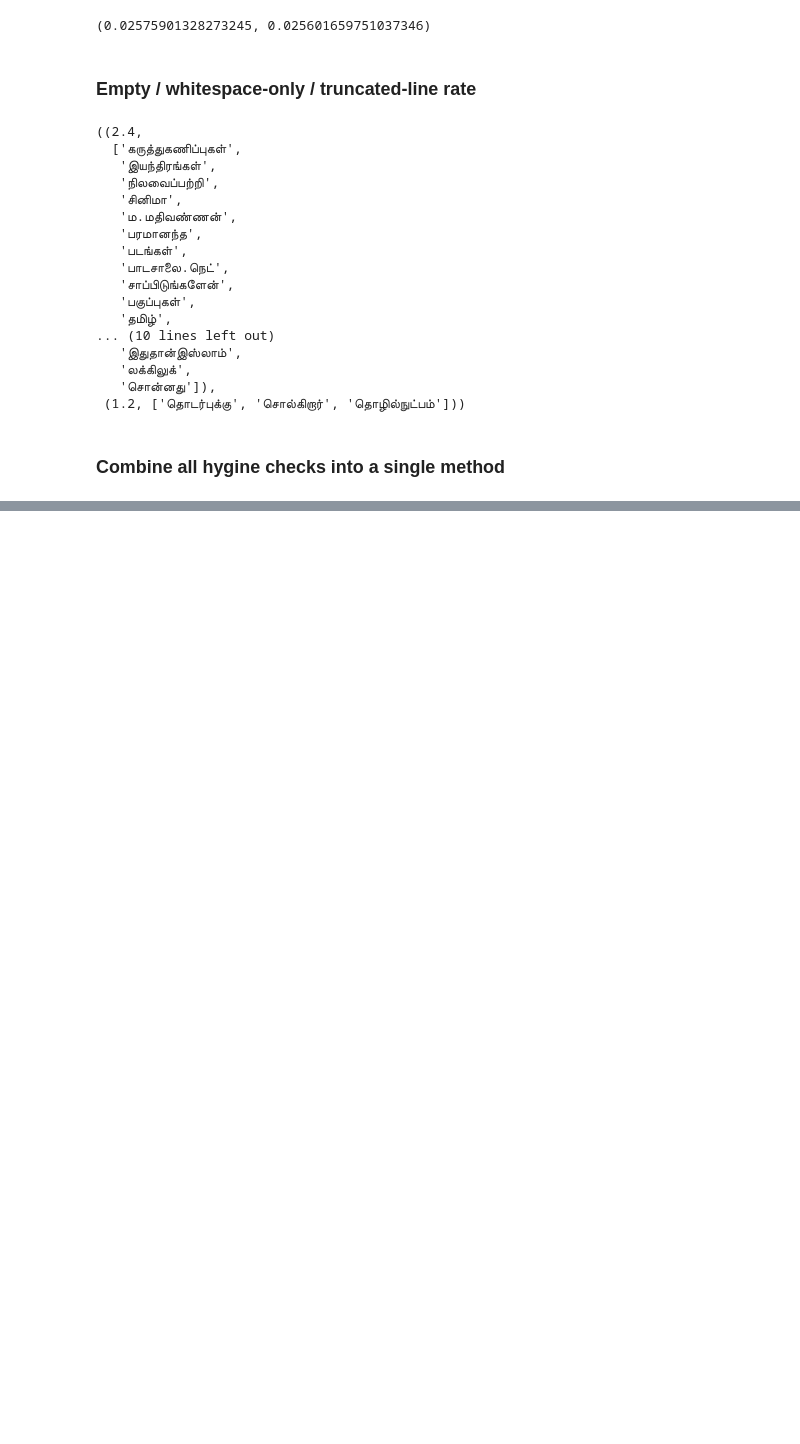
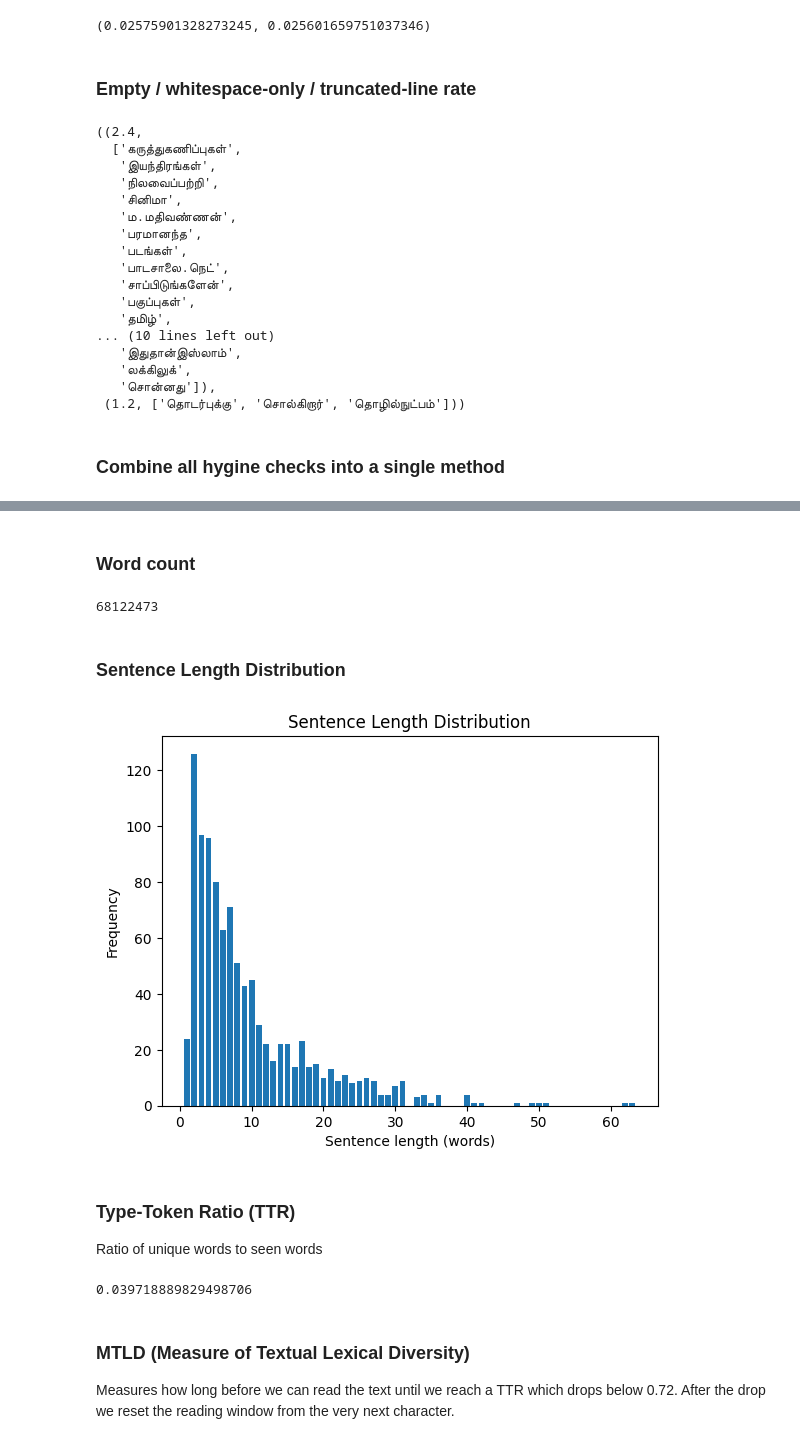
Before and after one commit to Mahesh1772/TamBERT, a Jupyter notebook: notebooks/TamBERT_Data_Analysis.ipynb, the cells around one changed output, grey strips where cells are left out. Drawn from its saved outputs; the diff is of its cells as text; code cells hidden in the pictures; blank space fills up the shorter version.

```diff
--- a/notebooks/TamBERT_Data_Analysis.ipynb
+++ b/notebooks/TamBERT_Data_Analysis.ipynb
@@ -426,0 +528,2 @@ def calculate_hygine_metrcs(file_path):
+# %% [markdown]
+### Word count
@@ -426,0 +539,35 @@ def calculate_hygine_metrcs(file_path):
+# %%
+word_count(test_data_path)
+# %% [output]
+68122473
+# %% [markdown]
+### Sentence Length Distribution
+# %%
+from collections import defaultdict
+
+def sentence_length_distribution(file_name):
+  sent_len = defaultdict(int)
+
+  with open(file_name, 'r', encoding='utf-8') as f:
+    for line in f:
+      line_len = len(line.rstrip(NEW_LINE).split())
+      sent_len[line_len] += 1
+
+  return sorted(sent_len.items())
+# %%
+import matplotlib.pyplot as plt
+
+sent_lens = sentence_length_distribution(train_data)
+x = [val for val,count in sent_lens]
+y = [count for val,count in sent_lens]
+plt.bar(x, y)
+plt.xlabel('Sentence length (words)')
+plt.ylabel('Frequency')
+plt.title('Sentence Length Distribution')
+plt.show()
+# %% [output]
+[figure, added]
+# %% [markdown]
+### Type-Token Ratio (TTR)
+
+Ratio of unique words to seen words
@@ -426,0 +594,9 @@ def calculate_hygine_metrcs(file_path):
+# %%
+ids, vocab = build_token_ids(test_data_path)
+calculate_ttr(ids, vocab)
+# %% [output]
+0.039718889829498706
+# %% [markdown]
+### MTLD (Measure of Textual Lexical Diversity)
+
+Measures how long before we can read the text until we reach a TTR which drops below 0.72. After the drop we reset the reading window from the very next character.
```
Also changed, not shown: parts of 21 cells of this notebook, 2 other files.
